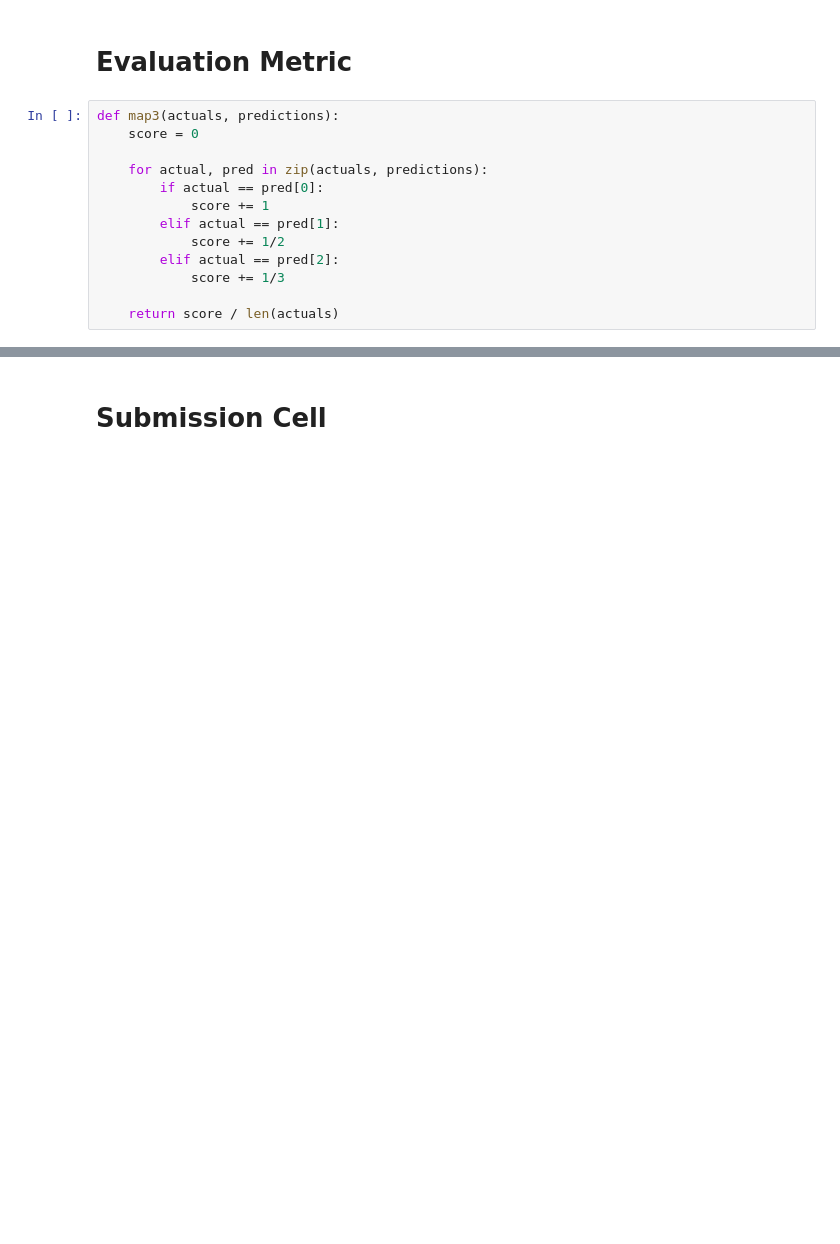
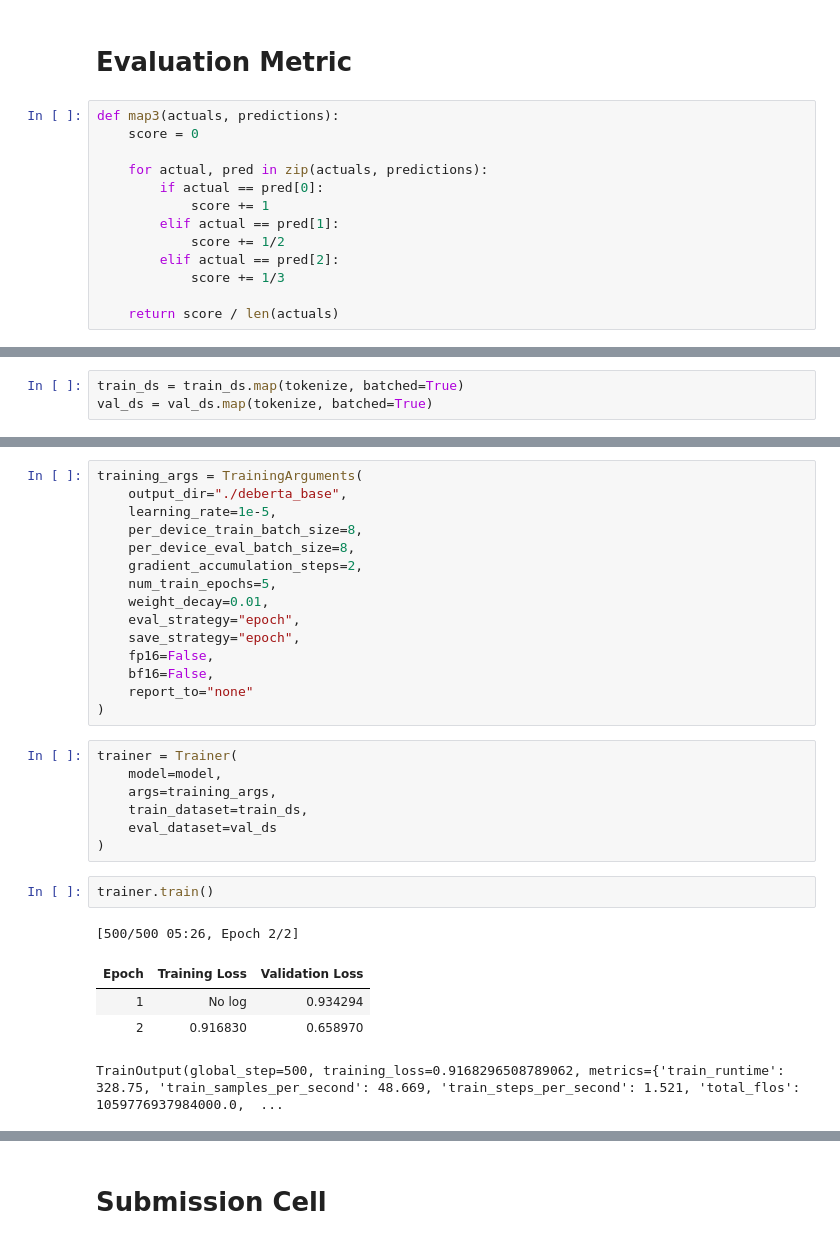
Before and after one commit to pranay-aggarwal/Smart-MCQ-Solver, a Jupyter notebook: kaggle_notebook.ipynb, the cells around one changed output, grey strips where cells are left out. Cells and saved outputs as stored; diff of their text form; blank space fills up the shorter version.

Commit message:
Kaggle Notebook |  DL-24f3004524-notebook-t22026 | Try model 2

```diff
--- a/kaggle_notebook.ipynb
+++ b/kaggle_notebook.ipynb
@@ -261,0 +189,3 @@ test_predictions = [" ".join(pred) for pred in test_predictions]
+# %%
+train_ds = train_ds.map(tokenize, batched=True)
+val_ds = val_ds.map(tokenize, batched=True)
@@ -261,0 +255,30 @@ test_predictions = [" ".join(pred) for pred in test_predictions]
+# %%
+training_args = TrainingArguments(
+    output_dir="./deberta_base",
+    learning_rate=1e-5,
+    per_device_train_batch_size=8,
+    per_device_eval_batch_size=8,
+    gradient_accumulation_steps=2,
+    num_train_epochs=5,
+    weight_decay=0.01,
+    eval_strategy="epoch",
+    save_strategy="epoch",
+    fp16=False,
+    bf16=False,
+    report_to="none"
+)
+# %%
+trainer = Trainer(
+    model=model,
+    args=training_args,
+    train_dataset=train_ds,
+    eval_dataset=val_ds
+)
+# %%
+trainer.train()
+# %% [output]
+[500/500 05:26, Epoch 2/2]
+| Epoch | Training Loss | Validation Loss |
+| 1 | No log | 0.934294 |
+| 2 | 0.916830 | 0.658970 |
+TrainOutput(global_step=500, training_loss=0.9168296508789062, metrics={'train_runtime': 328.75, 'train_samples_per_second': 48.669, 'train_steps_per_second': 1.521, 'total_flos': 1059776937984000.0,  ...
```
Also changed, not shown: parts of 39 cells of this notebook.
